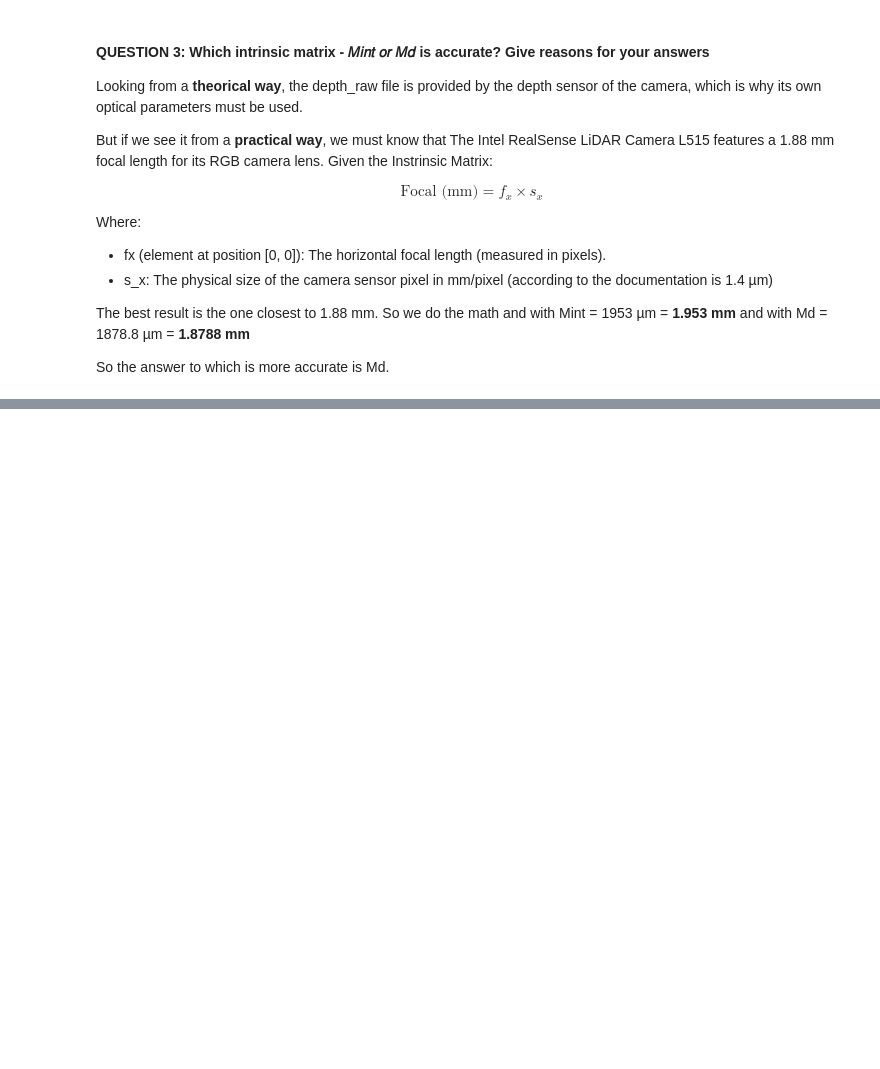
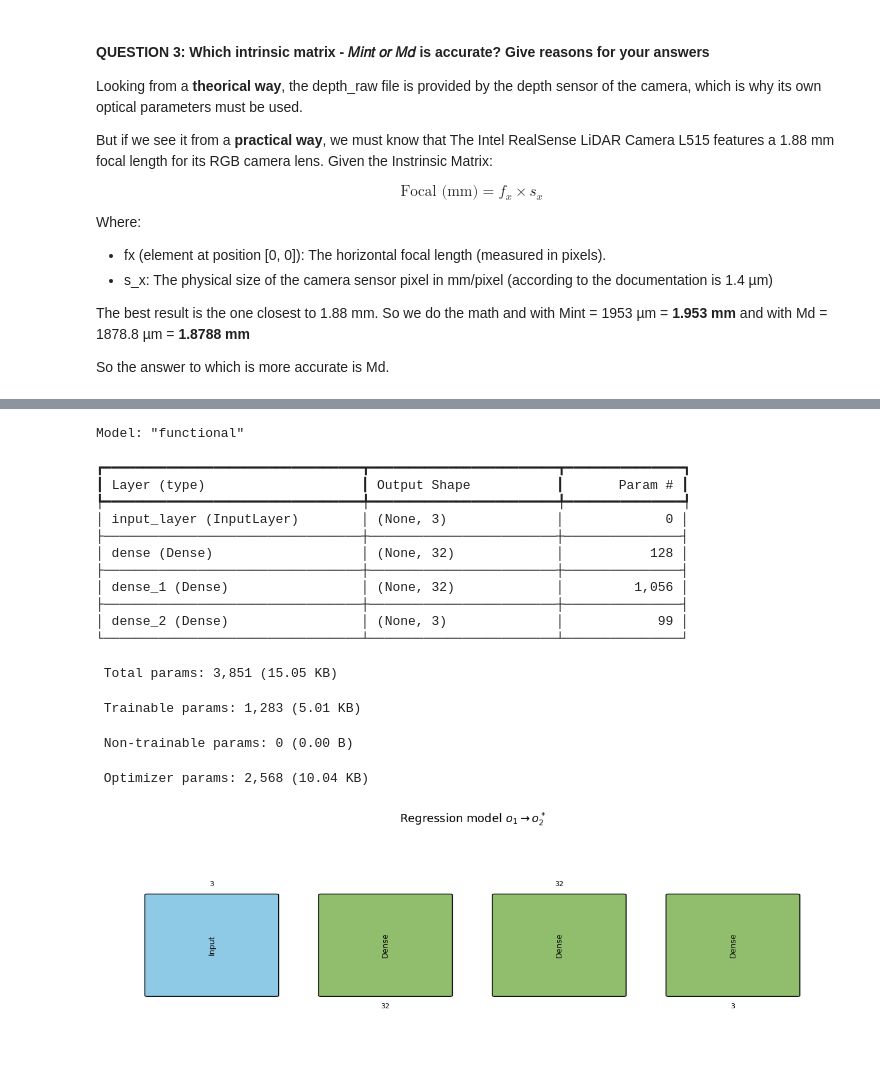
Before and after one commit to Ricrump/MAS512-Assignment2, a Jupyter notebook: Q1/Q1.ipynb, the cells around one changed output, grey strips where cells are left out. Cells and saved outputs as stored; diff of their text form; code cells hidden in the pictures; blank space fills up the shorter version.

```diff
--- a/Q1/Q1.ipynb
+++ b/Q1/Q1.ipynb
@@ -201,0 +255,52 @@ So the answer to which is more accurate is Md.
+# %%
+import matplotlib.patches as mpatches
+
+def draw_architecture_diagram(model, title, save_path=None):
+    """Block diagram of a model's layers (type + output shape), same style as class slides."""
+    layer_style = {
+        "InputLayer": ("Input", "#8ecae6"), "Rescaling": ("Normalize", "#4361ee"),
+        "Conv2D": ("Conv2D", "#f9c74f"), "BatchNormalization": ("BatchNorm", "#c77dff"),
+        "MaxPooling2D": ("MaxPool", "#f9844a"), "ReLU": ("ReLU", "#f94144"),
+        "GlobalAveragePooling2D": ("GlobalAvgPool", "#b5838d"), "Flatten": ("Flatten", "#b5838d"),
+        "Dense": ("Dense", "#90be6d"), "Dropout": ("Dropout", "#a2d2ff"),
+    }
+    fig, ax = plt.subplots(figsize=(max(12, len(model.layers) * 1.3), 4))
+    x = 0
+    for i, layer in enumerate(model.layers):
+        label, color = layer_style.get(layer.__class__.__name__, (layer.__class__.__name__, "#adb5bd"))
+        shape = "x".join(str(d) for d in layer.output.shape[1:])
+        ax.add_patch(mpatches.FancyBboxPatch((x, 0), 1, 2, boxstyle="round,pad=0.02",
+                                              edgecolor="black", facecolor=color))
+        ax.text(x + 0.5, 1, label, ha="center", va="center", rotation=90, fontsize=9)
+        ax.text(x + 0.5, 2.15 if i % 2 == 0 else -0.15, shape, ha="center",
+                va="bottom" if i % 2 == 0 else "top", fontsize=8)
+        x += 1.35
+    ax.set_xlim(-0.35, x)
+    ax.set_ylim(-1, 3)
+    ax.axis("off")
+    ax.set_title(title, fontsize=13, pad=25)
+    plt.tight_layout()
+    if save_path:
+        plt.savefig(save_path, dpi=150, bbox_inches="tight")
+    plt.show()
+
+model_reg.summary()
+draw_architecture_diagram(model_reg, "Regression model $o_1 \\rightarrow o_2^*$")
+# %% [output]
+Model: "functional"
+┏━━━━━━━━━━━━━━━━━━━━━━━━━━━━━━━━━┳━━━━━━━━━━━━━━━━━━━━━━━━┳━━━━━━━━━━━━━━━┓
+┃ Layer (type)                    ┃ Output Shape           ┃       Param # ┃
+┡━━━━━━━━━━━━━━━━━━━━━━━━━━━━━━━━━╇━━━━━━━━━━━━━━━━━━━━━━━━╇━━━━━━━━━━━━━━━┩
+│ input_layer (InputLayer)        │ (None, 3)              │             0 │
+├─────────────────────────────────┼────────────────────────┼───────────────┤
+│ dense (Dense)                   │ (None, 32)             │           128 │
+├─────────────────────────────────┼────────────────────────┼───────────────┤
+│ dense_1 (Dense)                 │ (None, 32)             │         1,056 │
+├─────────────────────────────────┼────────────────────────┼───────────────┤
+│ dense_2 (Dense)                 │ (None, 3)              │            99 │
+└─────────────────────────────────┴────────────────────────┴───────────────┘
+ Total params: 3,851 (15.05 KB)
+ Trainable params: 1,283 (5.01 KB)
+ Non-trainable params: 0 (0.00 B)
+ Optimizer params: 2,568 (10.04 KB)
+[figure, added]
```
Also changed, not shown: parts of 6 cells of this notebook, 4 other files.
